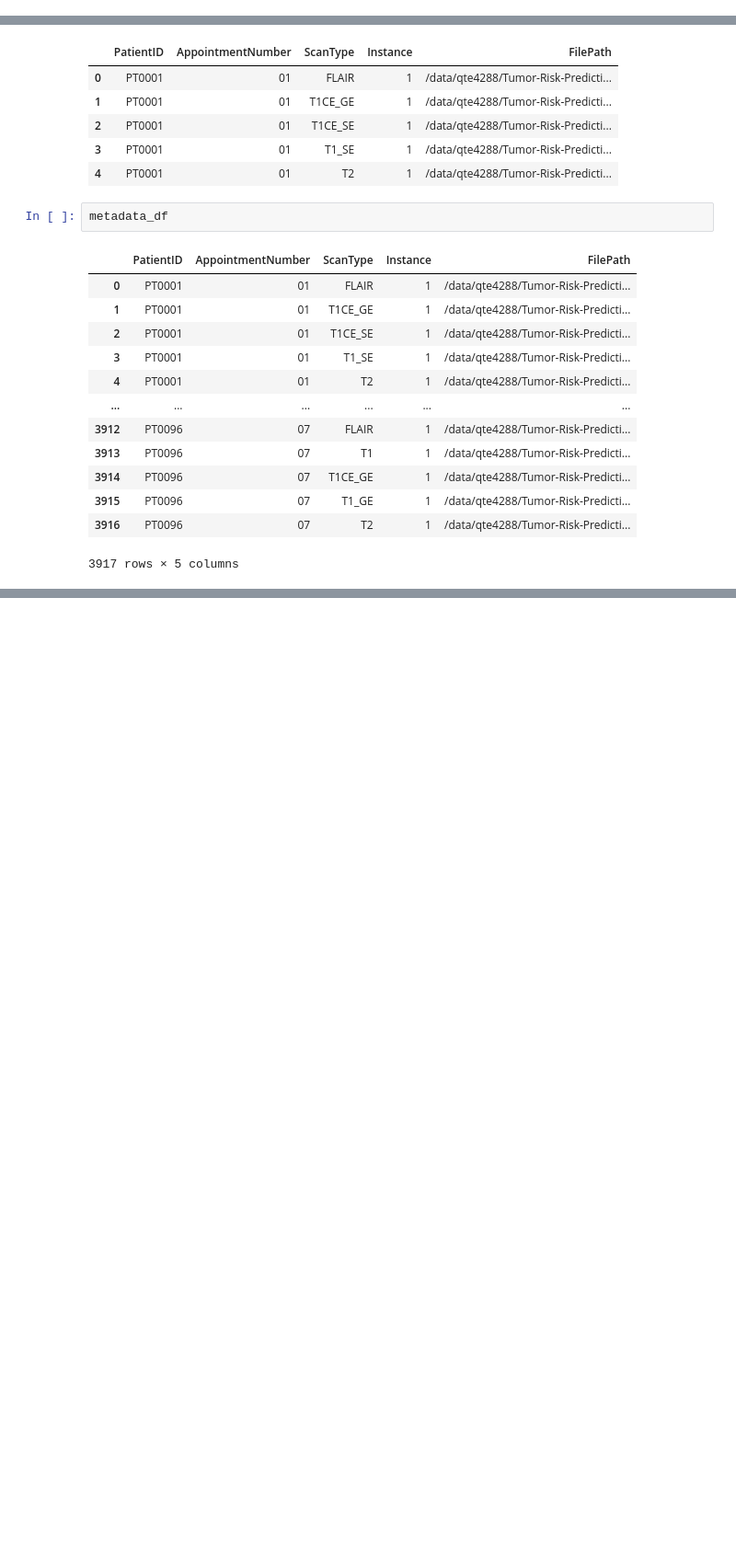
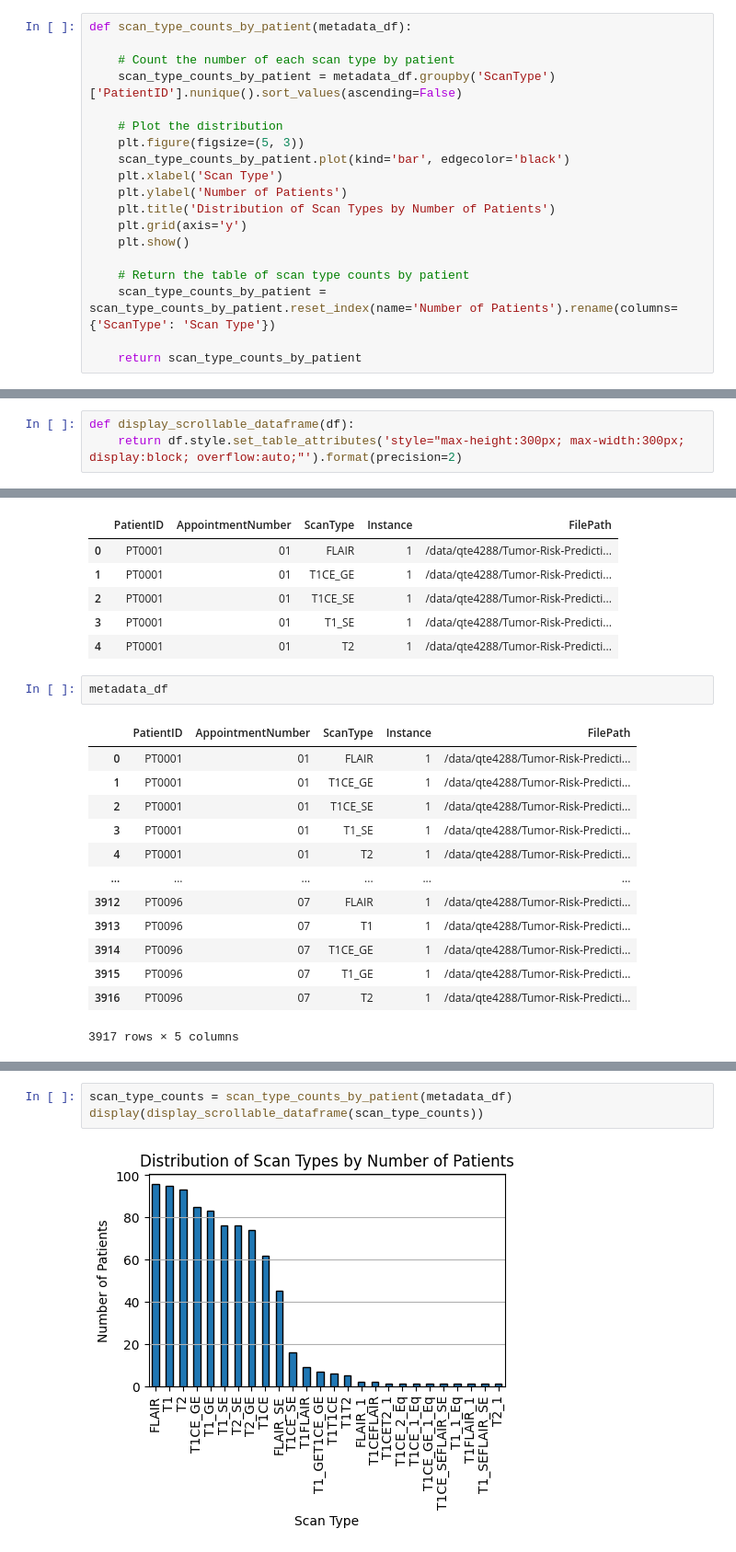
Before and after one commit to shubhi/Tumor-Risk-Prediction, a Jupyter notebook: notebooks/dataset.ipynb, the cells around one changed output, grey strips where cells are left out. Shown at 92% size. Saved outputs shown, nothing was run; the diff lists cells and outputs as text; blank space fills up the shorter version.

```diff
--- a/notebooks/dataset.ipynb
+++ b/notebooks/dataset.ipynb
@@ -42,0 +80,19 @@ def extract_metadata(base_dir):
+# %%
+def scan_type_counts_by_patient(metadata_df):
+
+    # Count the number of each scan type by patient
+    scan_type_counts_by_patient = metadata_df.groupby('ScanType')['PatientID'].nunique().sort_values(ascending=False)
+
+    # Plot the distribution
+    plt.figure(figsize=(5, 3))
+    scan_type_counts_by_patient.plot(kind='bar', edgecolor='black')
+    plt.xlabel('Scan Type')
+    plt.ylabel('Number of Patients')
+    plt.title('Distribution of Scan Types by Number of Patients')
+    plt.grid(axis='y')
+    plt.show()
+
+    # Return the table of scan type counts by patient
+    scan_type_counts_by_patient = scan_type_counts_by_patient.reset_index(name='Number of Patients').rename(columns={'ScanType': 'Scan Type'})
+
+    return scan_type_counts_by_patient
@@ -43,3 +141,6 @@ def extract_metadata(base_dir):
+# %%
+def display_scrollable_dataframe(df):
+    return df.style.set_table_attributes('style="max-height:300px; max-width:300px; display:block; overflow:auto;"').format(precision=2)
 # %% [markdown]
 # Dataset
 # %%
@@ -90,0 +212,5 @@ metadata_df.to_csv("/home/qte4288/Projects/Tumor-Risk-Prediction/data/metadata.c
+# %%
+scan_type_counts = scan_type_counts_by_patient(metadata_df)
+display(display_scrollable_dataframe(scan_type_counts))
+# %% [output]
+[figure, added]
```
Also changed, not shown: parts of 16 cells of this notebook.
